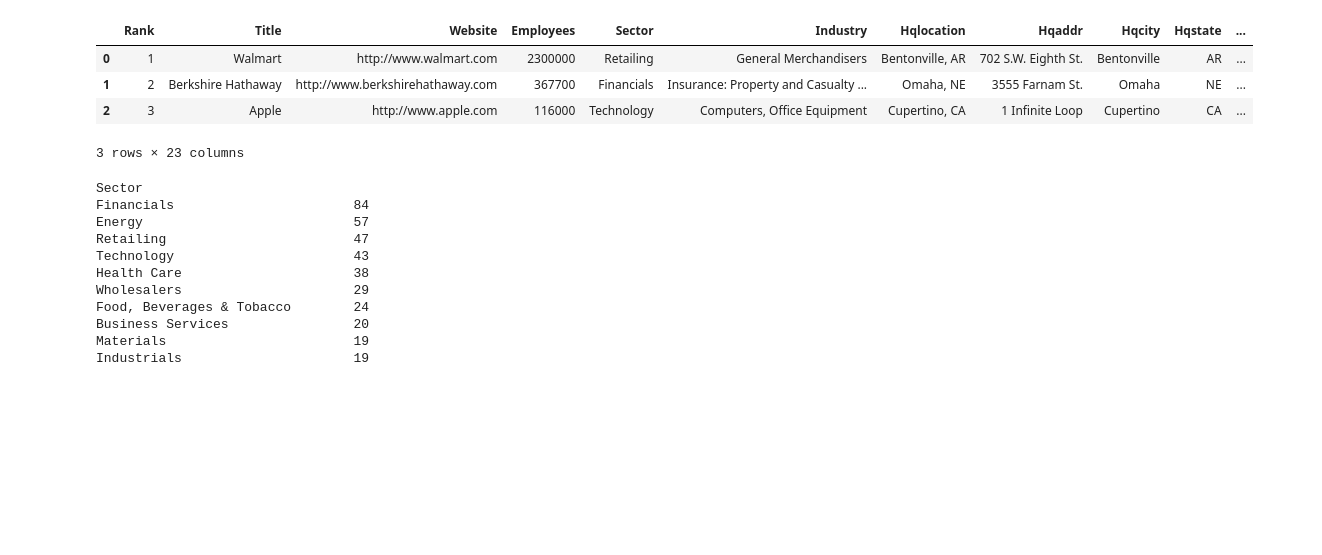
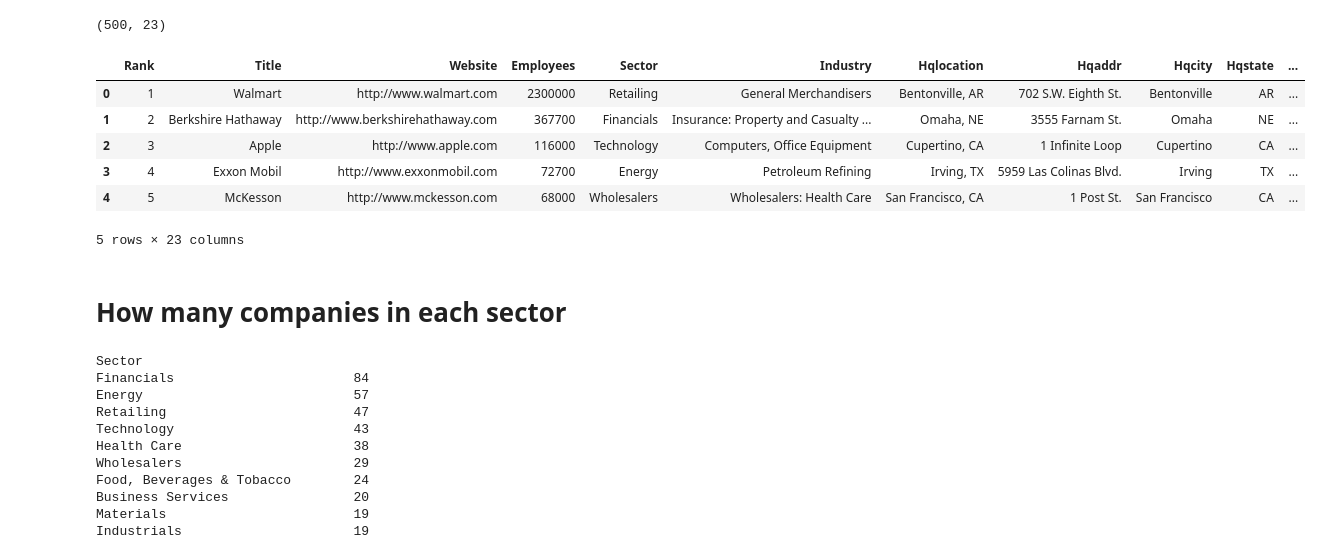
Before and after one commit to XxMurtazaxX/Machine-Learning-Prerequisites, a Jupyter notebook: Pandas/Fortune 500 Company Analysis.ipynb, the cells around one changed output. Saved outputs shown, nothing was run; the diff lists cells and outputs as text; code cells hidden in the pictures; blank space fills up the shorter version.

Commit message:
Analyzing leading sectors

```diff
--- a/Pandas/Fortune 500 Company Analysis.ipynb
+++ b/Pandas/Fortune 500 Company Analysis.ipynb
@@ -2,16 +2,24 @@
 import pandas as pd
 # %%
 companies = pd.read_csv('Fortune 500 2017 - Fortune 500.csv')
+# %%
+companies.shape
+# %% [output]
+(500, 23)
 # %%
-companies.head(3)
+companies.head(5)
 # %% [output]
 |  | Rank | Title | Website | Employees | Sector | Industry | Hqlocation | Hqaddr | Hqcity | Hqstate | ... |
 | 0 | 1 | Walmart | http://www.walmart.com | 2300000 | Retailing | General Merchandisers | Bentonville, AR | 702 S.W. Eighth St. | Bentonville | AR | ... |
 | 1 | 2 | Berkshire Hathaway | http://www.berkshirehathaway.com | 367700 | Financials | Insurance: Property and Casualty ... | Omaha, NE | 3555 Farnam St. | Omaha | NE | ... |
 | 2 | 3 | Apple | http://www.apple.com | 116000 | Technology | Computers, Office Equipment | Cupertino, CA | 1 Infinite Loop | Cupertino | CA | ... |
+| 3 | 4 | Exxon Mobil | http://www.exxonmobil.com | 72700 | Energy | Petroleum Refining | Irving, TX | 5959 Las Colinas Blvd. | Irving | TX | ... |
+| 4 | 5 | McKesson | http://www.mckesson.com | 68000 | Wholesalers | Wholesalers: Health Care | San Francisco, CA | 1 Post St. | San Francisco | CA | ... |
-3 rows × 23 columns
+5 rows × 23 columns
 # %%
 sectors = companies.groupby('Sector')
+# %% [markdown]
+# How many companies in each sector
 # %%
 sectors.size().sort_values(ascending = False)
 # %% [output]
```
Also changed, not shown: parts of 4 cells of this notebook.
